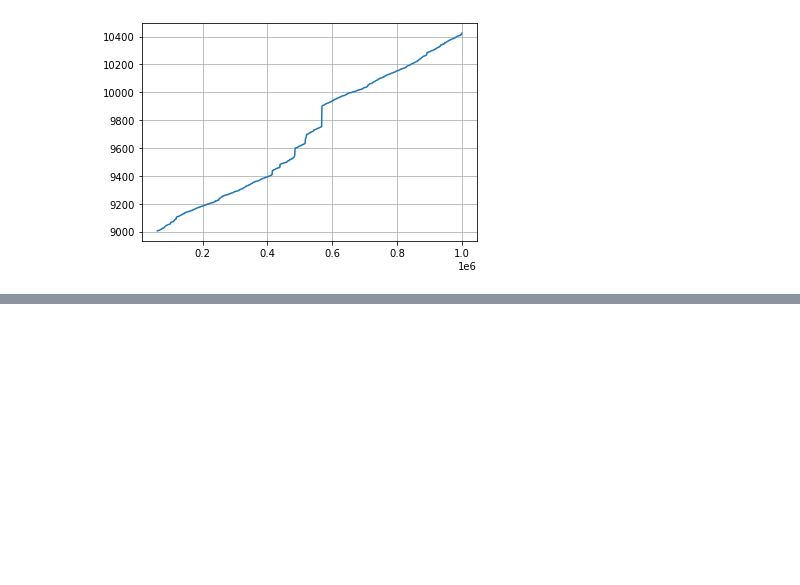
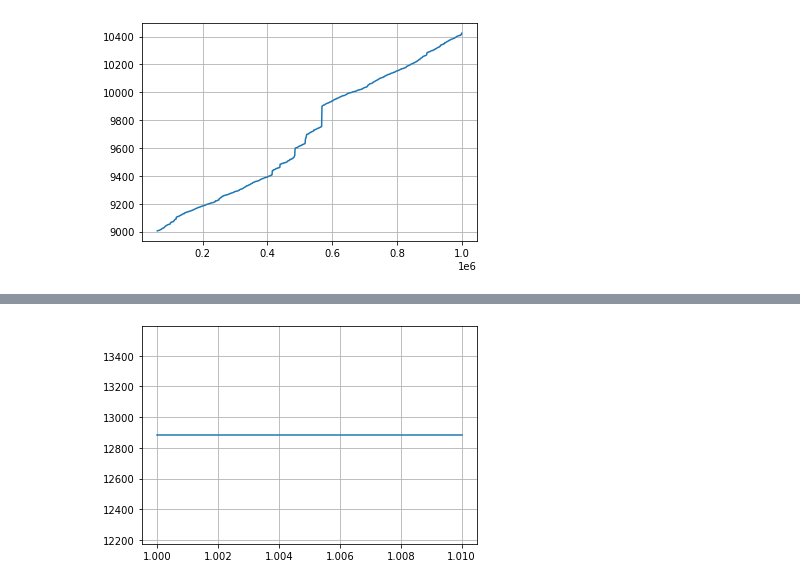
Before and after one commit to CosimoSguanci/Mass-Exit-Attacks-on-LN, a Jupyter notebook: ZombieAttackSimulation.ipynb, the cells around one changed output, grey strips where cells are left out. Saved outputs shown, nothing was run; the diff lists cells and outputs as text; code cells hidden in the pictures; blank space fills up the shorter version.

Commit message:
Added dynamic analysis and step parameter

```diff
--- a/ZombieAttackSimulation.ipynb
+++ b/ZombieAttackSimulation.ipynb
@@ -374,0 +334,83 @@ plt.show()
+# %%
+# Dynamic Case
+# beta: factor of growth of the fee (new_fee = alpha * beta)
+# gamma: percentage of transactions that are replaced
+# step: number of blocks after which the fee is increased
+
+fee_ranges = [ 0, 1, 2, 3, 4, 5, 6, 7, 8, 10, 12, 14, 17, 20, 25, 30, 40, 50, 60, 70, 80, 100, 120, 140, 170, 200]
+
+alphas = [0, 0.25, 0.5, 0.75, 1.0]
+betas = np.arange(start=1, stop=1.01, step=0.0001)
+step = 1
+
+# Step = 1 block
+for alpha in alphas:
+
+    highest_priority = False
+
+    fee_index_in_ranges = math.floor(alpha * (len(fee_ranges) - 1))
+
+    if(fee_index_in_ranges > len(fee_ranges) - 1):
+        highest_priority = True
+        fee_index_in_ranges = len(fee_ranges) - 1
+
+    needed_blocks = []
+
+    for beta in betas:
+        needed_blocks.append(LN_CLOSING_CHANNEL_DELAY + simulate(mempool_data, fee_index_in_ranges, INITIAL_NUM_ZOMBIE_CHANNELS, highest_priority=highest_priority, dynamic=True, alpha=alpha, beta=beta, step=step))
+
+    print("alpha =", alpha, "step =", step)
+
+    fig, ax = plt.subplots()
+    ax.grid(True)
+    plt.plot(betas, needed_blocks) #scatter
+    plt.show()
+
+# Step = 5 blocks
+step = 5
+for alpha in alphas:
+
+    highest_priority = False
+
+    fee_index_in_ranges = math.floor(alpha * (len(fee_ranges) - 1))
+
+    if(fee_index_in_ranges > len(fee_ranges) - 1):
+        highest_priority = True
+        fee_index_in_ranges = len(fee_ranges) - 1
+
+    needed_blocks = []
+
+    for beta in betas:
+        needed_blocks.append(LN_CLOSING_CHANNEL_DELAY + simulate(mempool_data, fee_index_in_ranges, INITIAL_NUM_ZOMBIE_CHANNELS, highest_priority=highest_priority, dynamic=True, alpha=alpha, beta=beta, step=step))
+
+    print("alpha =", alpha, "step =", step)
+
+    fig, ax = plt.subplots()
+    ax.grid(True)
+    plt.plot(betas, needed_blocks) #scatter
+    plt.show()
+
+# Step = 10 blocks
+step = 10
+for alpha in alphas:
+
+    highest_priority = False
+
+    fee_index_in_ranges = math.floor(alpha * (len(fee_ranges) - 1))
+
+    if(fee_index_in_ranges > len(fee_ranges) - 1):
+        highest_priority = True
+        fee_index_in_ranges = len(fee_ranges) - 1
+
+    needed_blocks = []
+
+    for beta in betas:
+        needed_blocks.append(LN_CLOSING_CHANNEL_DELAY + simulate(mempool_data, fee_index_in_ranges, INITIAL_NUM_ZOMBIE_CHANNELS, highest_priority=highest_priority, dynamic=True, alpha=alpha, beta=beta, step=step))
+
+    print("alpha =", alpha, "step =", step)
+
+    fig, ax = plt.subplots()
+    ax.grid(True)
+    plt.plot(betas, needed_blocks) #scatter
+    plt.show()
+# %% [output]
@@ -374,0 +418 @@ plt.show()
+[figure, added]
```
Also changed, not shown: parts of 7 cells of this notebook.
